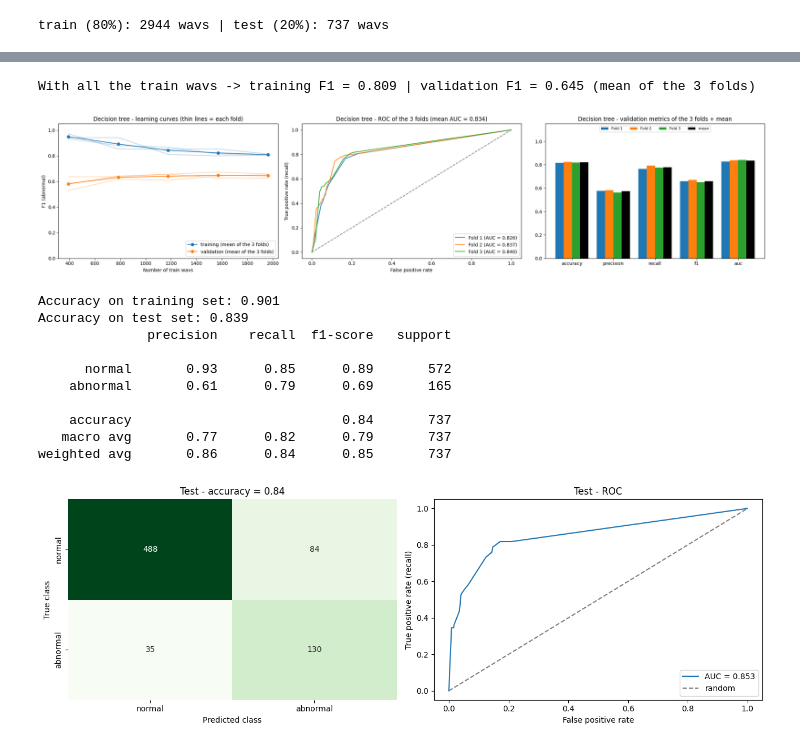
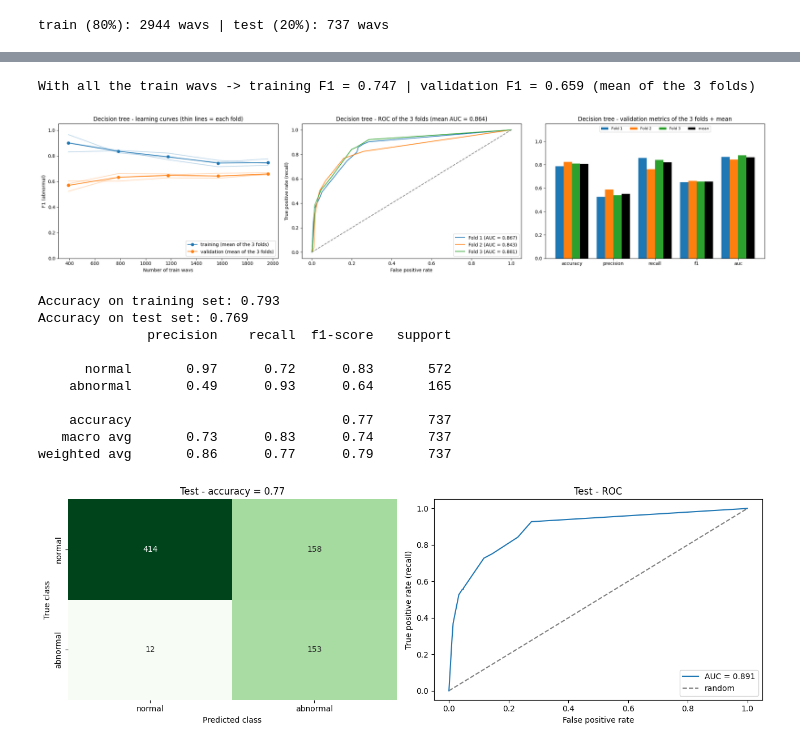
Before and after one commit to Farah-Belghith2710/CardioAgent, a Jupyter notebook: notebooks/03_Tp4_decision_tree.ipynb, the cells around one changed output, grey strips where cells are left out. Cells and saved outputs as stored; diff of their text form; code cells hidden in the pictures.

```diff
--- a/notebooks/03_Tp4_decision_tree.ipynb
+++ b/notebooks/03_Tp4_decision_tree.ipynb
@@ -70,0 +70,16 @@ MLflow server: OK
+# %%
+# ==================== Merge: Farah vs Zaineb (the result of notebook 09, part 2) ====================
+# For the tree we tried Farah's version (26 MFCC, gini, depth 10), Zaineb's version (72 features, depth chosen inside
+# each fold) and merged versions, with the SAME protocol: the same 3681 clean wavs, the same 80% train part, the same
+# 3 validation folds, the same metrics (the 20% test set is never used to choose). Rule: a candidate replaces the
+# current version if it has a higher validation recall (if it loses more than 0.01 of F1 it is a trade-off and we keep
+# the higher recall, the PDF rule), or a higher F1 without losing more than 0.01 of recall.
+# Accuracy alone is misleading here: a model that says "normal" more often gets a higher accuracy (78% of the wavs
+# are normal) but misses more sick hearts.
+# -> the winner = MERGED: Zaineb's 72 features + Zaineb's idea (settings chosen with the folds of the train part)
+#    + the recall rule of the project to choose the criterion and the depth (cell 2 below).
+with open(plots_folder + "merge_results.json") as f:
+    merge = json.load(f)["DecisionTree"]
+ipd.display(pd.DataFrame(merge["candidates"])[["name", "from", "recall", "f1", "precision", "accuracy", "kept"]])
+print("Kept:", merge["winner"])
+assert merge["winner"] == "extended72_recall", "the winner changed: update this notebook"
@@ -247,8 +271,9 @@ train (80%): 2944 wavs | test (20%): 737 wavs
 # 2. Which features, which criterion ("gini" or "entropy", both in the course) and which max_depth?
 #    We try every combination with the 3 folds of the 80% train part and look at the validation wavs of each fold.
 #    The test wavs are NOT used here (Zaineb's idea: choosing on the test wavs makes the test score too optimistic).
-#    Score to choose = the F1 of abnormal: it balances the recall (find the sick hearts) and the precision
-#    (not too many false alarms). With the recall alone, a tiny tree that says "abnormal" too often would win.
+#    The rule of the project (recall first): among the settings that lose at most 0.01 of F1 compared with the best
+#    F1, we keep the highest validation recall (the sick hearts found). Without the F1 limit, a tiny tree that says
+#    "abnormal" very often would win (high recall, but a lot of false alarms).
 rows = []
 for set_name in X_sets:
     X_train = X_sets[set_name][~is_test]
@@ -256,24 +281,29 @@ for set_name in X_sets:
         for depth in range(1, 16):
             train_f1 = []
             val_f1 = []
+            val_recall = []
             for train_index, val_index in kfold.split(X_train):
                 tree = DecisionTreeClassifier(criterion=criterion, max_depth=depth, class_weight="balanced",
                                               random_state=0)
                 tree.fit(X_train[train_index], y_train[train_index])
                 train_f1.append(f1_score(y_train[train_index], tree.predict(X_train[train_index])))
                 val_f1.append(f1_score(y_train[val_index], tree.predict(X_train[val_index])))
+                val_recall.append(recall_score(y_train[val_index], tree.predict(X_train[val_index])))
             rows.append({"features": set_name, "criterion": criterion, "max_depth": depth,
-                         "train_f1": np.mean(train_f1), "val_f1": np.mean(val_f1)})
+                         "train_f1": np.mean(train_f1), "val_f1": round(np.mean(val_f1), 3),
+                         "val_recall": round(np.mean(val_recall), 3)})
 search = pd.DataFrame(rows)
 
-best = search.loc[search["val_f1"].idxmax()]    # idxmax = the first maximum = the smallest depth if there is a tie
+good = search[search["val_f1"] >= search["val_f1"].max() - 0.01]       # at most 0.01 of F1 lost
+best = good.sort_values(["val_recall", "val_f1"], ascending=False).iloc[0]    # then the highest recall
 best_features = best["features"]
 best_criterion = best["criterion"]
 best_depth = int(best["max_depth"])
+print("Best F1 of all the settings: {:.3f} -> settings kept with F1 >= {:.3f}:".format(
+    search["val_f1"].max(), search["val_f1"].max() - 0.01))
+ipd.display(good.sort_values("val_recall", ascending=False).head(8))
 print("Best tree: features =", best_features, "| criterion =", best_criterion, "| max_depth =", best_depth,
-      "| mean validation F1 = {:.3f}".format(best["val_f1"]))
-print("Best validation F1 of each feature set:")
-print(search.groupby("features")["val_f1"].max().round(3))
+      "| mean validation recall = {:.3f} | F1 = {:.3f}".format(best["val_recall"], best["val_f1"]))
 
 # ONE figure: left = the overfitting (train vs validation), right = the validation F1 of every combination
 plt.figure(figsize=(14, 5))
@@ -317,6 +350,8 @@ Name: val_f1, dtype: float64
 # 3. VALIDATION: the 3 folds (like TP3) with the chosen settings
 #    each fold: 1 third of the train part = validation, the 2 other thirds = train
 results = []               # the metrics of each fold
+oof_prob = np.zeros(len(y_train))               # the "out-of-fold" probability of each train wav (for notebook 08)
+oof_fold = np.zeros(len(y_train), dtype=int)    # the fold where the wav was in validation
 fold = 1
 for train_index, val_index in kfold.split(X_train):
     X_tr, X_val = X_train[train_index], X_train[val_index]
@@ -326,6 +361,8 @@ for train_index, val_index in kfold.split(X_train):
     tree.fit(X_tr, y_tr)
     y_pred = tree.predict(X_val)
     y_score = tree.predict_proba(X_val)[:, 1]    # the % of abnormal train wavs in the leaf: used for the ROC curve
+    oof_prob[val_index] = y_score
+    oof_fold[val_index] = fold
     y_tr_pred = tree.predict(X_tr)               # also on its own train wavs: to compare training vs validation
     false_positive_rate, true_positive_rate, thresholds = roc_curve(y_val, y_score)
 
@@ -488,8 +525,8 @@ plt.tight_layout()
 plt.savefig(plots_folder + "tp4_tree_val_summary.png")
 plt.show()
 # %% [output]
-With all the train wavs -> training F1 = 0.809 | validation F1 = 0.645 (mean of the 3 folds)
+With all the train wavs -> training F1 = 0.747 | validation F1 = 0.659 (mean of the 3 folds)
-[figure, old version]
+[figure, new version]
 # %%
 # 5. TEST: the final tree learns on the whole 80% train part, then it is tested ONCE on the 20% test set
 final_tree = DecisionTreeClassifier(criterion=best_criterion, max_depth=best_depth, class_weight="balanced",
@@ -499,41 +536,46 @@ print("Accuracy on training set: {:.3f}".format(final_tree.score(X_train, y_trai
 print("Accuracy on test set: {:.3f}".format(final_tree.score(X_test, y_test)))
 
 y_test_pred = final_tree.predict(X_test)
 y_test_score = final_tree.predict_proba(X_test)[:, 1]
 false_positive_rate, true_positive_rate, thresholds = roc_curve(y_test, y_test_score)
 test_results = {
     "accuracy": accuracy_score(y_test, y_test_pred),
     "precision": precision_score(y_test, y_test_pred),
     "recall": recall_score(y_test, y_test_pred),
     "f1": f1_score(y_test, y_test_pred),
     "auc": auc(false_positive_rate, true_positive_rate),
 }
 report = classification_report(y_test, y_test_pred, target_names=["normal", "abnormal"])
 print(report)
 with open(plots_folder + "tp4_tree_test_report.txt", "w") as f:
     f.write("Decision tree - test set (" + str(len(y_test)) + " wavs never seen)\n\n" + report)
 
 # ONE test figure: the confusion matrix and the ROC curve of the test wavs
 plt.figure(figsize=(13, 4.5))
 plt.subplot(1, 2, 1)
 PlotConfusionMatrix(confusion_matrix(y_test, y_test_pred), "Test - accuracy = {:.2f}".format(test_results["accuracy"]))
 plt.subplot(1, 2, 2)
 plot_roc(y_test, y_test_score, "Test - ROC")
 plt.tight_layout()
 plt.savefig(plots_folder + "tp4_tree_test.png")
 plt.show()
+
+# the probabilities of this model, for the ensemble (notebook 08): out-of-fold (validation) + test
+save_data({"model": "DecisionTree", "train_names": list(files[~is_test]), "train_y": list(y_train),
+           "fold": list(oof_fold), "oof_prob": list(oof_prob), "test_names": list(files[is_test]),
+           "test_y": list(y_test), "test_prob": list(y_test_score)}, project_folder + "probs_decisiontree.data")
 # %% [output]
-Accuracy on training set: 0.901
-Accuracy on test set: 0.839
+Accuracy on training set: 0.793
+Accuracy on test set: 0.769
               precision    recall  f1-score   support
 
-      normal       0.93      0.85      0.89       572
-    abnormal       0.61      0.79      0.69       165
+      normal       0.97      0.72      0.83       572
+    abnormal       0.49      0.93      0.64       165
 
-    accuracy                           0.84       737
-   macro avg       0.77      0.82      0.79       737
-weighted avg       0.86      0.84      0.85       737
+    accuracy                           0.77       737
+   macro avg       0.73      0.83      0.74       737
+weighted avg       0.86      0.77      0.79       737
-[figure, old version]
+[figure, new version]
 # %%
 # 6. Feature importance of the final tree: how much each feature helped the tree to decide
 #    (a number between 0 and 1, the sum = 1, 0 = never used)
```
Also changed, not shown: parts of 10 cells of this notebook, 59 other files.
